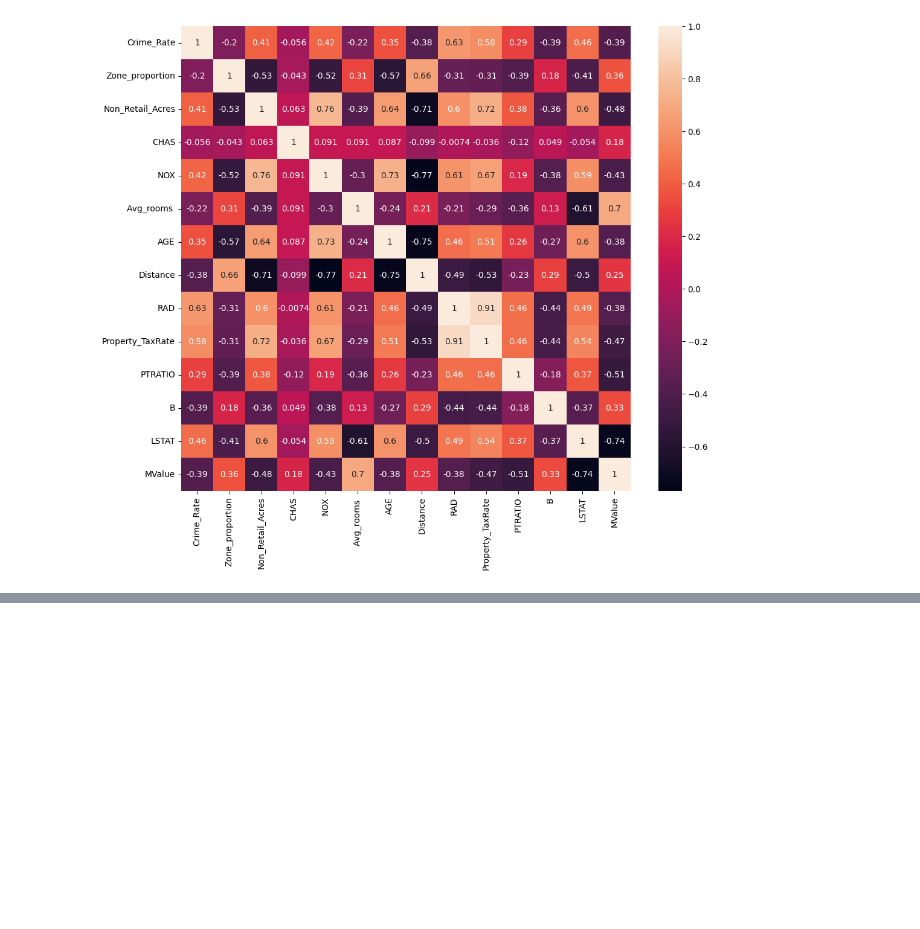
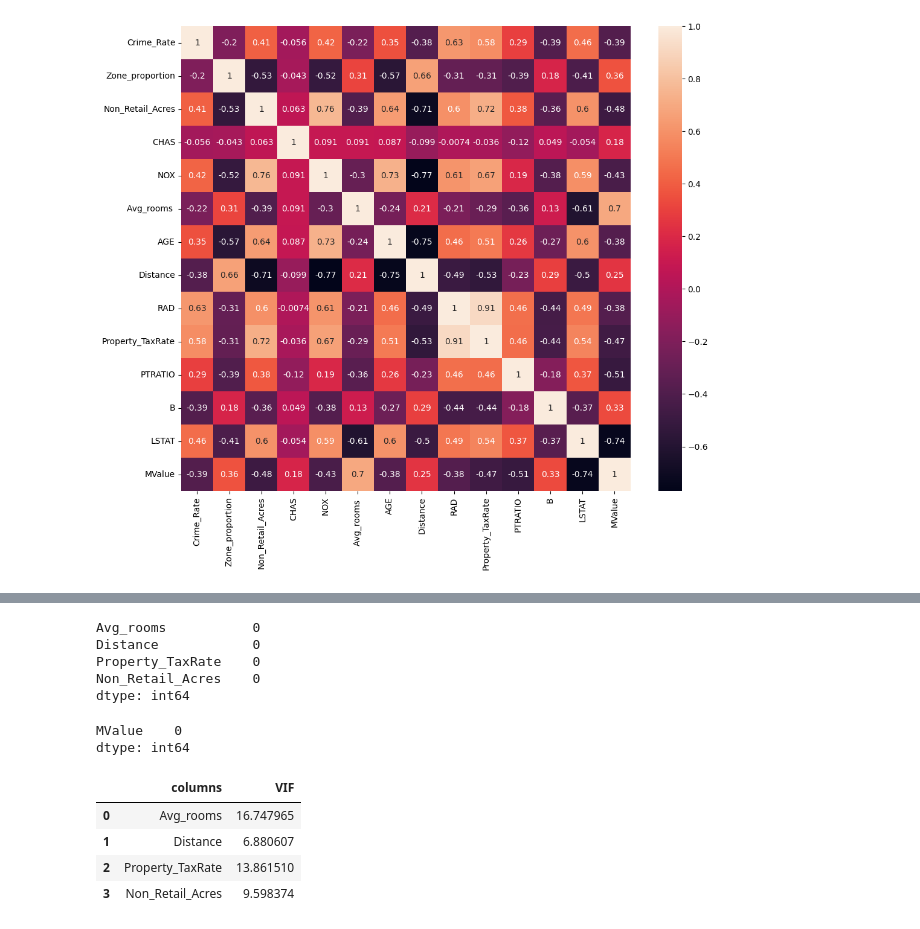
Before and after one commit to SanjayS2348553/TRIMESTER-2, a Jupyter notebook: 2348553_Lab2.ipynb, the cells around one changed output, grey strips where cells are left out. Cells and saved outputs as stored; diff of their text form; code cells hidden in the pictures; blank space fills up the shorter version.

```diff
--- a/2348553_Lab2.ipynb
+++ b/2348553_Lab2.ipynb
@@ -99,0 +114,25 @@ sns.heatmap(df.corr(), annot =True)
+# %%
+print(x.isnull().sum())
+# %% [output]
+Avg_rooms           0
+Distance            0
+Property_TaxRate    0
+Non_Retail_Acres    0
+dtype: int64
+# %%
+print(y.isnull().sum())
+# %% [output]
+MValue    0
+dtype: int64
+# %%
+from statsmodels.stats.outliers_influence import variance_inflation_factor
+vif=pd.DataFrame()
+vif['columns']=x.columns
+vif['VIF']=[variance_inflation_factor(x.values, i) for i in range(x.shape[1])]
+vif
+# %% [output]
+|  | columns | VIF |
+| 0 | Avg_rooms | 16.747965 |
+| 1 | Distance | 6.880607 |
+| 2 | Property_TaxRate | 13.861510 |
+| 3 | Non_Retail_Acres | 9.598374 |
```
Also changed, not shown: parts of 10 cells of this notebook.
